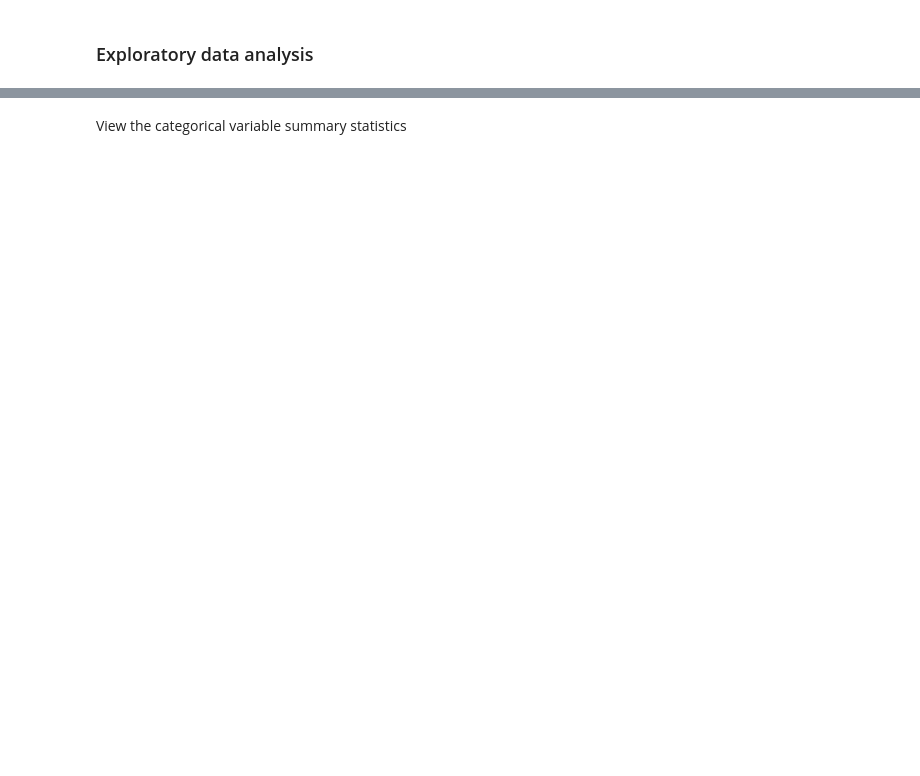
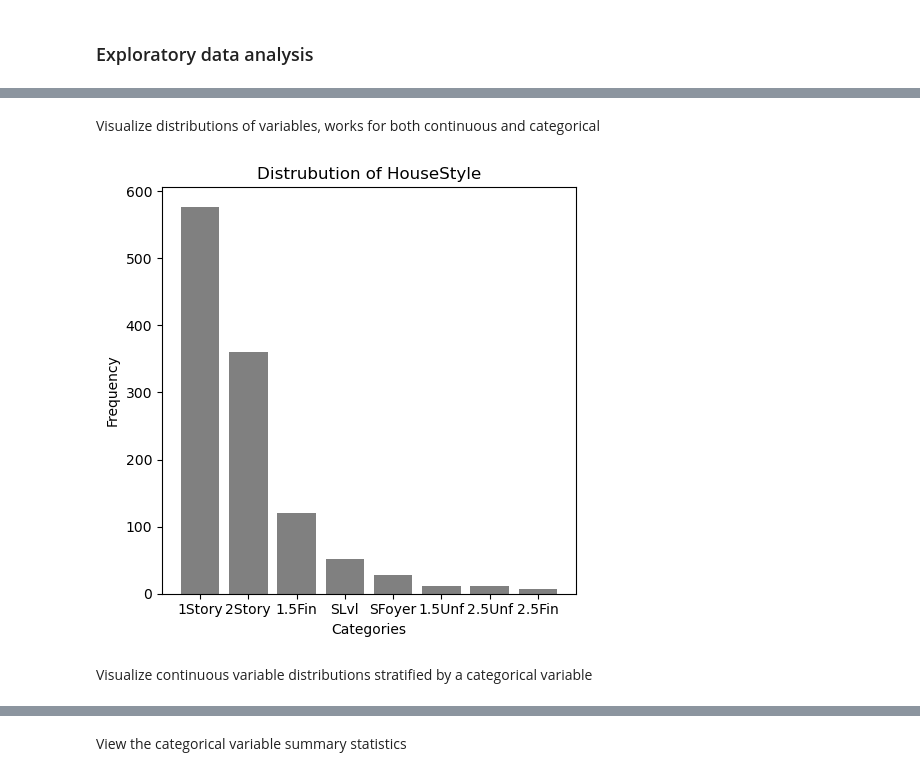
Before and after one commit to ajy25/TabularMagic, a Jupyter notebook: demo/regression_start_to_finish_demo.ipynb, the cells around one changed output, grey strips where cells are left out. Saved outputs shown, nothing was run; the diff lists cells and outputs as text; code cells hidden in the pictures; blank space fills up the shorter version.

```diff
--- a/demo/regression_start_to_finish_demo.ipynb
+++ b/demo/regression_start_to_finish_demo.ipynb
@@ -59,0 +60,8 @@ display(train_eda.plot_distribution('SalePrice'))
+# %% [markdown]
+Visualize distributions of variables, works for both continuous and categorical
+# %%
+tm.eda('train').plot_distribution('HouseStyle')
+# %% [output]
+[figure, added]
+# %% [markdown]
+Visualize continuous variable distributions stratified by a categorical variable
```
Also changed, not shown: parts of 31 cells of this notebook, 23 other files.
